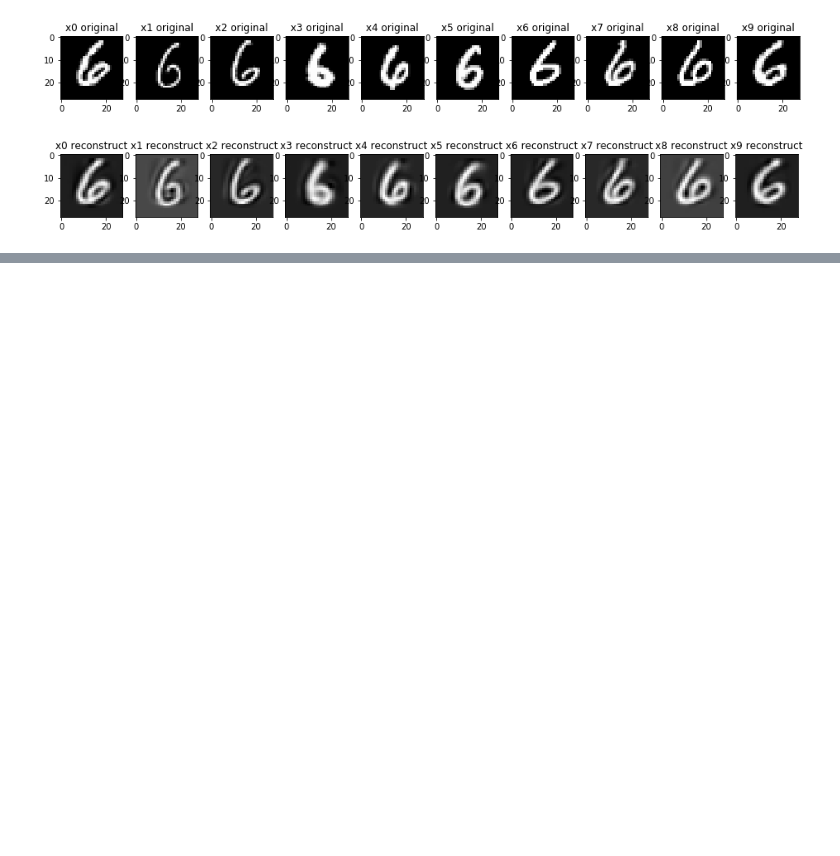
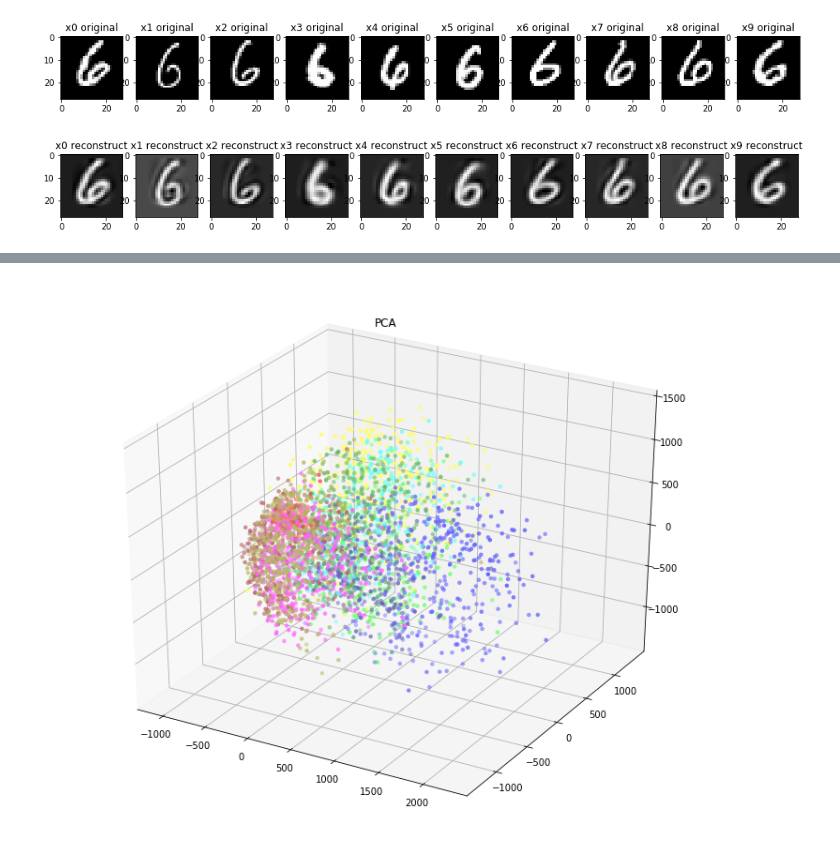
Before and after one commit to jessee-kung/tu-etp-ad1062, a Jupyter notebook: demo_06.ipynb, the cells around one changed output, grey strips where cells are left out. Cells and saved outputs as stored; diff of their text form; code cells hidden in the pictures; blank space fills up the shorter version.

```diff
--- a/demo_06.ipynb
+++ b/demo_06.ipynb
@@ -73,12 +90,19 @@ for i in range(0, 10):
 # %%
 n_components=40
 
 X = mnist.data
 y = mnist.target
 idx = np.random.choice(a=[False, True], size=len(X), p=[0.95, 0.05])
 X = X[idx, :]
 y = y[idx]
 
 pca = sklearn.decomposition.PCA(n_components=n_components)
 pca.fit( X )
-X_r = pca.transform( X )
+X_pca = pca.transform( X )
+
+plot = Plot3D()
+plot.scatter(X_pca, y)
+plot.title('PCA')
+plot.show()
+# %% [output]
+[figure, added]
```
Also changed, not shown: parts of 13 cells of this notebook.
